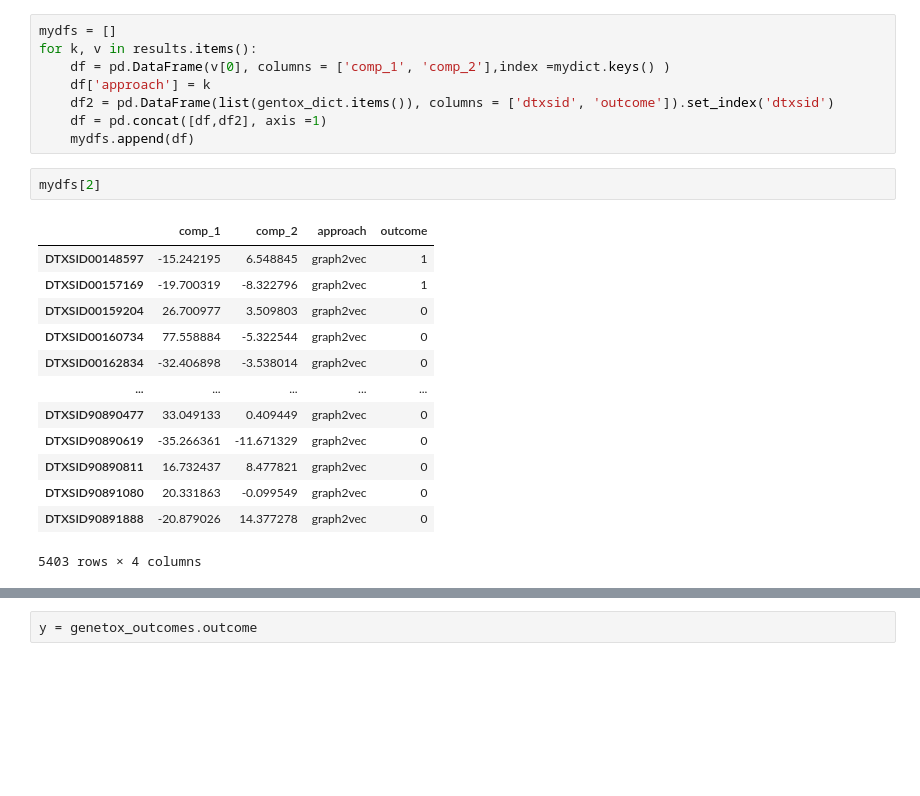
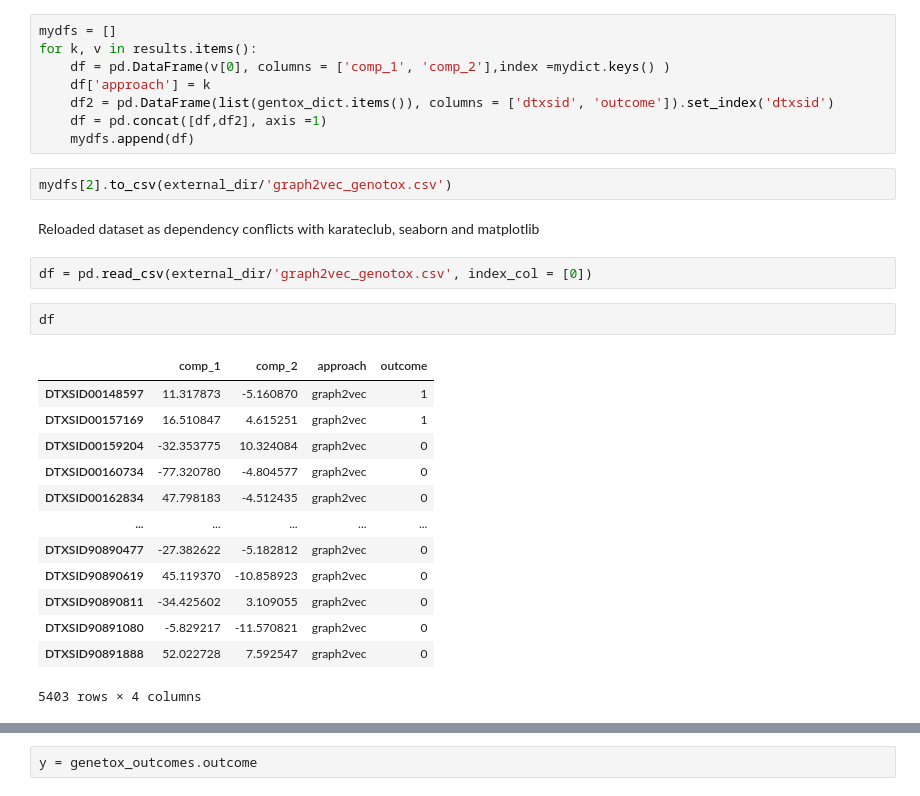
Before and after one commit to patlewig/metgraph_survey, a Jupyter notebook: notebooks/03-Graph_Embeddings.ipynb, the cells around one changed output, grey strips where cells are left out. Drawn from its saved outputs; the diff is of its cells as text; blank space fills up the shorter version.

```diff
--- a/notebooks/03-Graph_Embeddings.ipynb
+++ b/notebooks/03-Graph_Embeddings.ipynb
@@ -156,19 +176,25 @@ for k, v in results.items():
     df = pd.concat([df,df2], axis =1)
     mydfs.append(df)
 # %%
-mydfs[2]
+mydfs[2].to_csv(external_dir/'graph2vec_genotox.csv')
-# %% [output]
-|  | comp_1 | comp_2 | approach | outcome |
-| DTXSID00148597 | -15.242195 | 6.548845 | graph2vec | 1 |
-| DTXSID00157169 | -19.700319 | -8.322796 | graph2vec | 1 |
-| DTXSID00159204 | 26.700977 | 3.509803 | graph2vec | 0 |
-| DTXSID00160734 | 77.558884 | -5.322544 | graph2vec | 0 |
-| DTXSID00162834 | -32.406898 | -3.538014 | graph2vec | 0 |
-| ... | ... | ... | ... | ... |
-| DTXSID90890477 | 33.049133 | 0.409449 | graph2vec | 0 |
-| DTXSID90890619 | -35.266361 | -11.671329 | graph2vec | 0 |
-| DTXSID90890811 | 16.732437 | 8.477821 | graph2vec | 0 |
-| DTXSID90891080 | 20.331863 | -0.099549 | graph2vec | 0 |
-| DTXSID90891888 | -20.879026 | 14.377278 | graph2vec | 0 |
-5403 rows × 4 columns
+# %% [markdown]
+Reloaded dataset as dependency conflicts with karateclub, seaborn and matplotlib
+# %%
+df = pd.read_csv(external_dir/'graph2vec_genotox.csv', index_col = [0])
+# %%
+df
+# %% [output]
+|  | comp_1 | comp_2 | approach | outcome |
+| DTXSID00148597 | 11.317873 | -5.160870 | graph2vec | 1 |
+| DTXSID00157169 | 16.510847 | 4.615251 | graph2vec | 1 |
+| DTXSID00159204 | -32.353775 | 10.324084 | graph2vec | 0 |
+| DTXSID00160734 | -77.320780 | -4.804577 | graph2vec | 0 |
+| DTXSID00162834 | 47.798183 | -4.512435 | graph2vec | 0 |
+| ... | ... | ... | ... | ... |
+| DTXSID90890477 | -27.382622 | -5.182812 | graph2vec | 0 |
+| DTXSID90890619 | 45.119370 | -10.858923 | graph2vec | 0 |
+| DTXSID90890811 | -34.425602 | 3.109055 | graph2vec | 0 |
+| DTXSID90891080 | -5.829217 | -11.570821 | graph2vec | 0 |
+| DTXSID90891888 | 52.022728 | 7.592547 | graph2vec | 0 |
+5403 rows × 4 columns
 # %%
```
Also changed, not shown: parts of 10 cells of this notebook, 2 other files.
